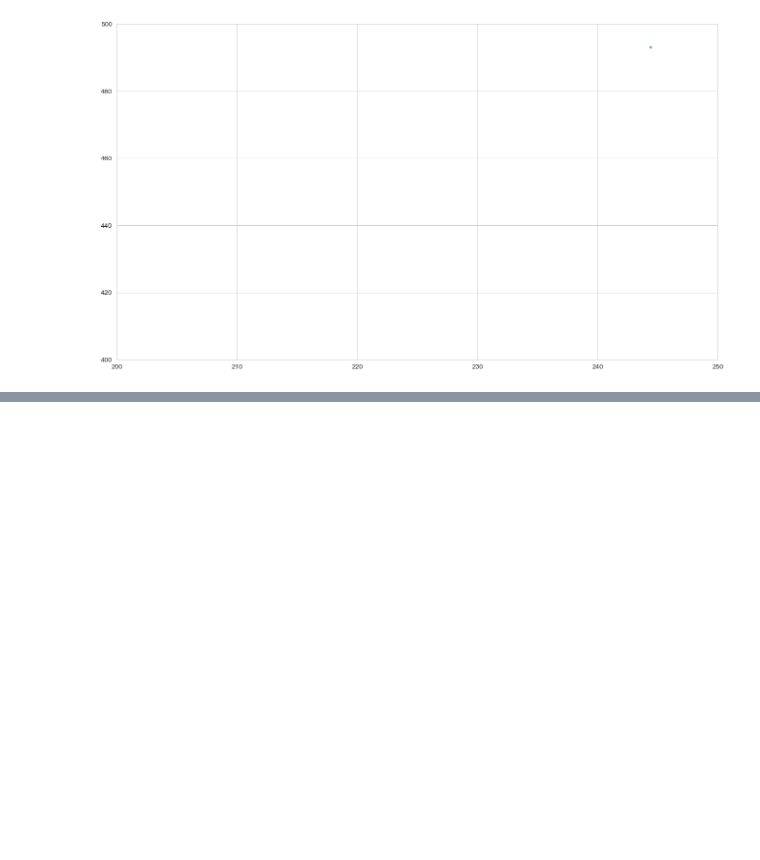
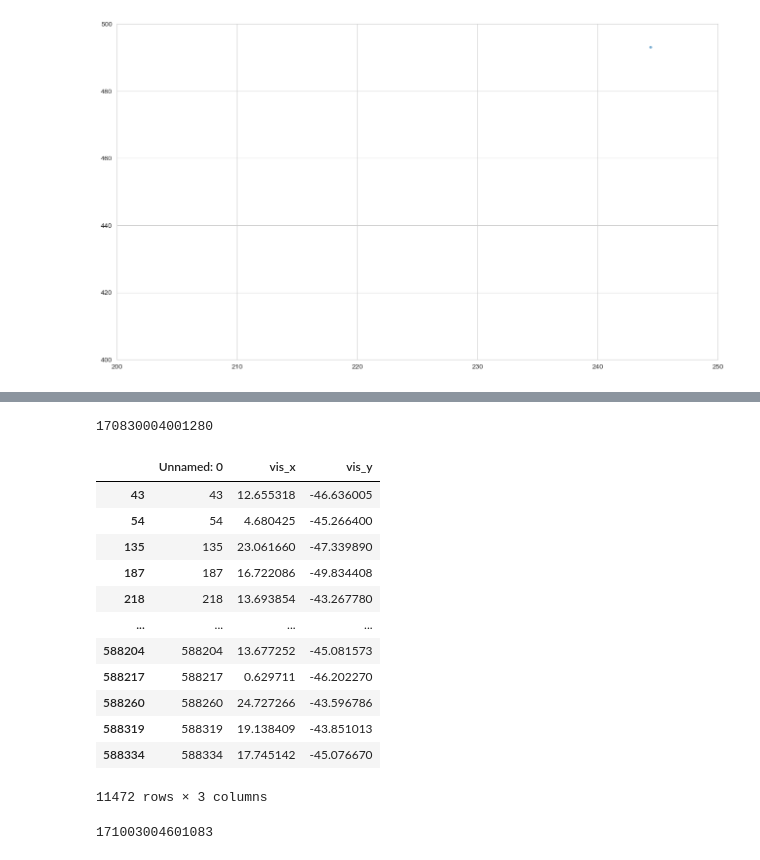
Before and after one commit to PravNJ/galah-test-nut, a Jupyter notebook: do-tsne.ipynb, the cells around one changed output, grey strips where cells are left out. Saved outputs shown, nothing was run; the diff lists cells and outputs as text; code cells hidden in the pictures; blank space fills up the shorter version.

```diff
--- a/do-tsne.ipynb
+++ b/do-tsne.ipynb
@@ -141,3 +141,5 @@ plt.ylim([400,500])
 plt.show()
 # %% [output]
 [figure]
+# %%
+df = pd.read_csv("/home/pravn/Dropbox/Masters/galah-test-nut/tsne_run_all_20220207.csv")
@@ -143,0 +179,22 @@ plt.show()
+# %%
+print(sobject_id) #170830004001280
+# %% [output]
+170830004001280
+# %%
+outlier_1 = df[(df['vis_x'] >= 0) & (df['vis_x'] <= 25) & (df['vis_y'] >= -50) & (df['vis_y'] <= -40)]
+# %%
+outlier_1
+# %% [output]
+|  | Unnamed: 0 | vis_x | vis_y |
+| 43 | 43 | 12.655318 | -46.636005 |
+| 54 | 54 | 4.680425 | -45.266400 |
+| 135 | 135 | 23.061660 | -47.339890 |
+| 187 | 187 | 16.722086 | -49.834408 |
+| 218 | 218 | 13.693854 | -43.267780 |
+| ... | ... | ... | ... |
+| 588204 | 588204 | 13.677252 | -45.081573 |
+| 588217 | 588217 | 0.629711 | -46.202270 |
+| 588260 | 588260 | 24.727266 | -43.596786 |
+| 588319 | 588319 | 19.138409 | -43.851013 |
+| 588334 | 588334 | 17.745142 | -45.076670 |
+11472 rows × 3 columns
@@ -143,0 +204,4 @@ plt.show()
+# %%
+print(sobject_id)
+# %% [output]
+171003004601083
```
Also changed, not shown: parts of 11 cells of this notebook, 3 other files.
